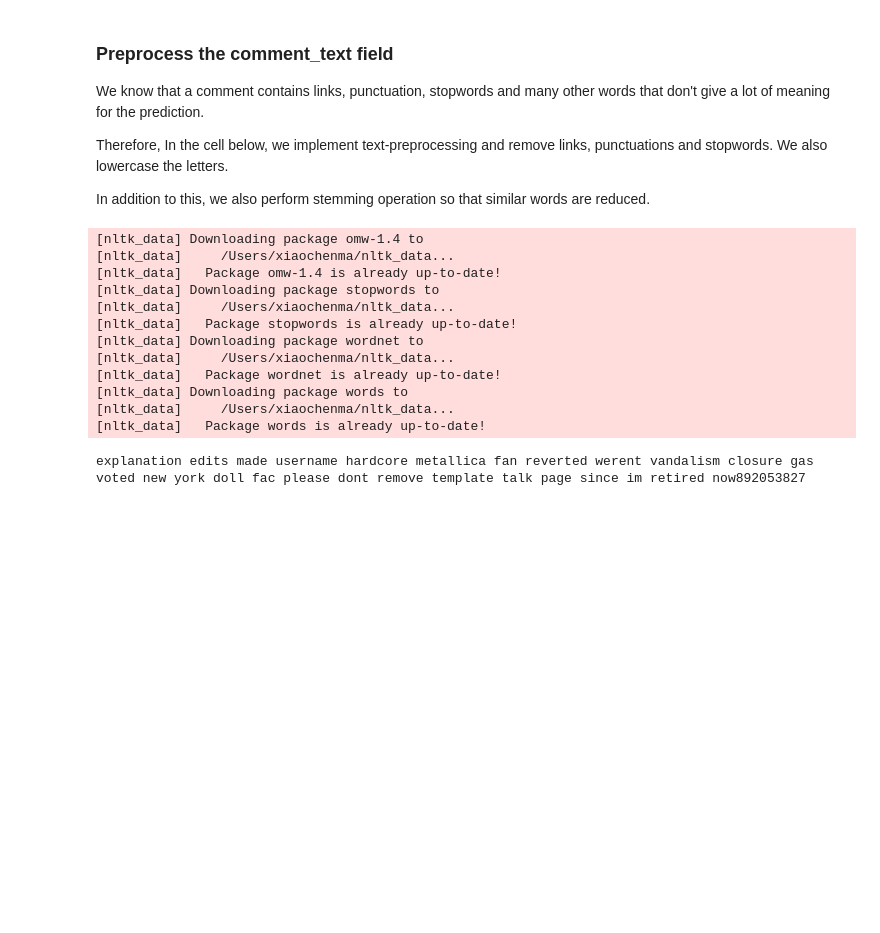
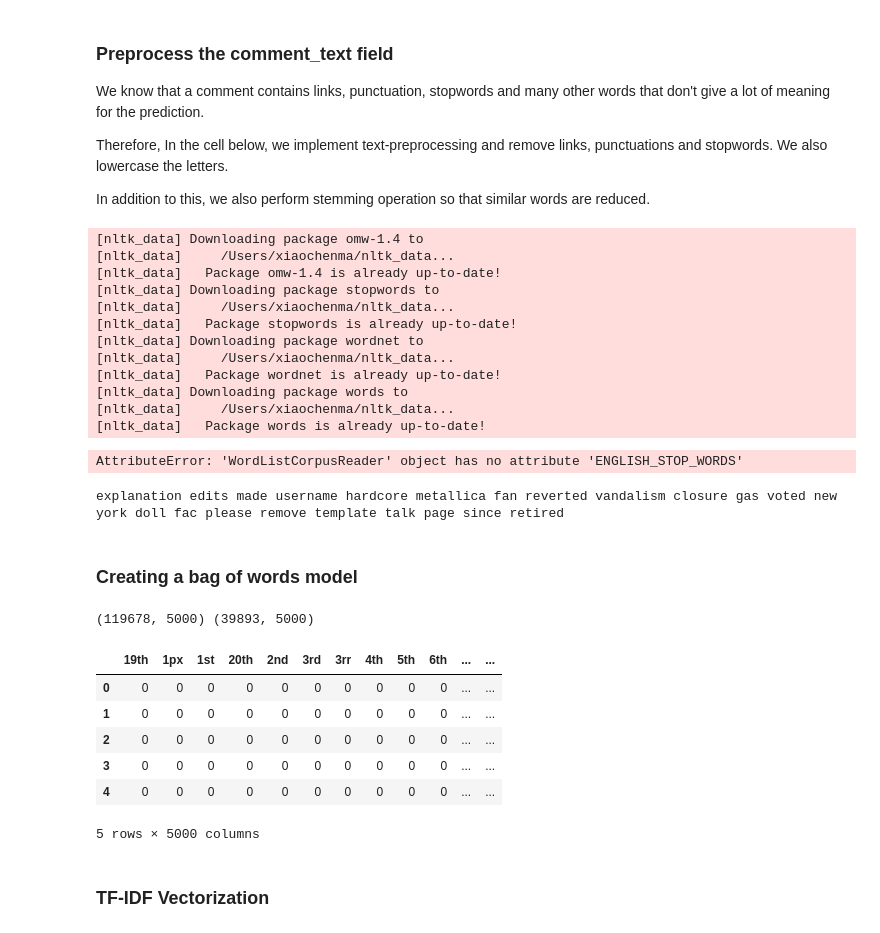
Before and after one commit to xiaochenma131/6120_group20_finalproject, a Jupyter notebook: 6120_group20.ipynb, the cells around one changed output. Saved outputs shown, nothing was run; the diff lists cells and outputs as text; code cells hidden in the pictures; blank space fills up the shorter version.

Commit message:
Adding codes for data preprocessing and vectorization

```diff
--- a/6120_group20.ipynb
+++ b/6120_group20.ipynb
@@ -95,0 +108,4 @@ train_df[class_names].apply(lambda x: x.value_counts(normalize=True))
+# %%
+# Getting rid of the empty comments so that sklearn will not complain
+train_df['comment_text'].fillna("unknown", inplace=True)
+test_df['comment_text'].fillna("unknow", inplace=True)
@@ -95,0 +114,11 @@ train_df[class_names].apply(lambda x: x.value_counts(normalize=True))
+# %%
+#Dependent Variable
+from sklearn.model_selection import train_test_split
+
+
+X = train_df.comment_text
+#Independent Variables
+y = train_df[["toxic","severe_toxic","obscene","threat","insult","identity_hate"]]
+#Splitting for checking the performance of the models on a holdout dataset
+X_train, X_val, y_train, y_val = train_test_split(X, y, shuffle = True, random_state = 123)
+X_train.shape, X_val.shape
@@ -115,7 +146,7 @@ nltk.download('stopwords')
 nltk.download('wordnet')
 nltk.download('words')
 
-stopword = nltk.corpus.stopwords.words('english')
+stopword = nltk.corpus.stopwords.ENGLISH_STOP_WORDS
 wn = nltk.WordNetLemmatizer()
 ps = nltk.PorterStemmer()
 words = set(nltk.corpus.words.words())
@@ -124,10 +155,18 @@ def clean_comment(text):
     text = text.lower()
     text = re.sub(r"http\S+", "", text)
     text = re.sub(r"www.\S+", "", text)
-    text_links_removed = "".join([char for char in text if char not in string.punctuation])
-    text_cleaned = " ".join([word for word in re.split('\W+', text_links_removed)
+    removed_punc = []
+    for char in text:
+        if char not in string.punctuation:
+            removed_punc.append(char)
+        else:
+            removed_punc.append(" ")
+    removed_punc = "".join(removed_punc)
+    text_links_and_digit_removed = " ".join([i for i in removed_punc.split() if not (i.isdigit() or i.isnumeric())])
+    text_cleaned = " ".join([word for word in re.split('\W+', text_links_and_digit_removed)
         if word not in stopword])
     text = " ".join([wn.lemmatize(word) for word in re.split('\W+', text_cleaned)])
+
     return text
 # %% [output]
 [nltk_data] Downloading package omw-1.4 to
@@ -142,13 +181,35 @@ def clean_comment(text):
 [nltk_data] Downloading package words to
 [nltk_data]     /Users/xiaochenma/nltk_data...
 [nltk_data]   Package words is already up-to-date!
+AttributeError: 'WordListCorpusReader' object has no attribute 'ENGLISH_STOP_WORDS'
 # %%
 # testing the clean_comment(comment) function using an example comment
-comment_cleaned = clean_comment("Explanation Why the edits made under my username Hardcore Metallica Fan were reverted? They weren\'t vandalisms, just closure on some GAs after I voted at New York Dolls FAC. And please don't remove the template from the talk page since I'm retired now.89.205.38.27")
+comment_cleaned = clean_comment("Explanation  66666 Why the edits made under my username Hardcore Metallica Fan were reverted? They weren\'t vandalisms, just closure on some GAs after I voted at New York Dolls FAC. And please don't remove the template from the talk page since I'm retired now.89.205.38.27")
 print(comment_cleaned)
 # %% [output]
-explanation edits made username hardcore metallica fan reverted werent vandalism closure gas voted new york doll fac please dont remove template talk page since im retired now892053827
+explanation edits made username hardcore metallica fan reverted vandalism closure gas voted new york doll fac please remove template talk page since retired
 # %%
 # Clean all the reviews in the train.csv & test.csv dataset using the clean_comment function
 train_df['comment_text'] = train_df['comment_text'].apply(lambda x: clean_comment(x))
 test_df['comment_text'] = test_df['comment_text'].apply(lambda x: clean_comment(x))
+# %% [markdown]
+### Creating a bag of words model
+# %%
+vect = CountVectorizer(max_features= 5000, preprocessor=clean_comment)
+X_train_dtm = vect.fit_transform(X_train)
+X_val_dtm = vect.transform(X_val)
+print(X_train_dtm.shape, X_val_dtm.shape)
+# %% [output]
+(119678, 5000) (39893, 5000)
+# %%
+pd.DataFrame(X_train_dtm.A[:5], columns = vect.get_feature_names_out())
+# %% [output]
+|  | 19th | 1px | 1st | 20th | 2nd | 3rd | 3rr | 4th | 5th | 6th | ... | ... |
+| 0 | 0 | 0 | 0 | 0 | 0 | 0 | 0 | 0 | 0 | 0 | ... | ... |
+| 1 | 0 | 0 | 0 | 0 | 0 | 0 | 0 | 0 | 0 | 0 | ... | ... |
+| 2 | 0 | 0 | 0 | 0 | 0 | 0 | 0 | 0 | 0 | 0 | ... | ... |
+| 3 | 0 | 0 | 0 | 0 | 0 | 0 | 0 | 0 | 0 | 0 | ... | ... |
+| 4 | 0 | 0 | 0 | 0 | 0 | 0 | 0 | 0 | 0 | 0 | ... | ... |
+5 rows × 5000 columns
+# %% [markdown]
+### TF-IDF Vectorization
```
Also changed, not shown: parts of 6 cells of this notebook.
